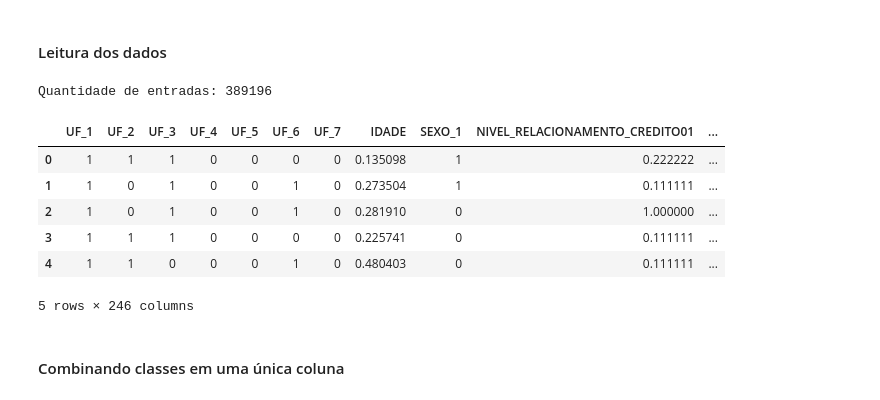
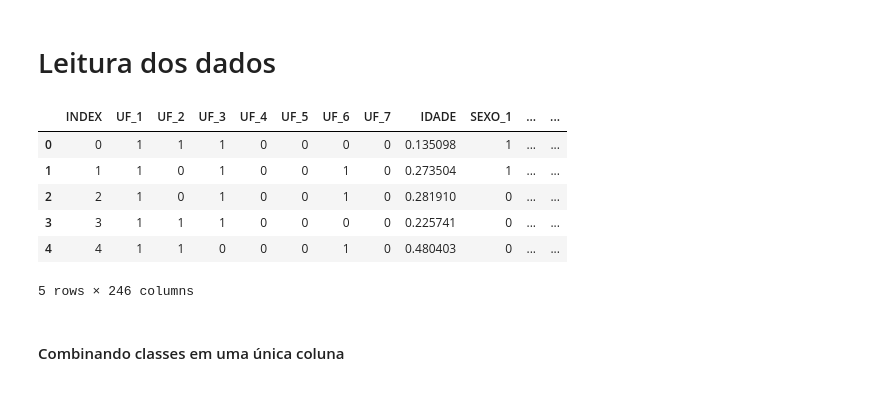
Before and after one commit to KilnerJhow/redes-neurais, a Jupyter notebook: projeto_redes_neurais.ipynb, the cells around one changed output. Cells and saved outputs as stored; diff of their text form; code cells hidden in the pictures.

```diff
--- a/projeto_redes_neurais.ipynb
+++ b/projeto_redes_neurais.ipynb
@@ -30,23 +30,19 @@ import imblearn
 import xgboost as xgb
 import scikitplot as skplt
 # %% [markdown]
-#### Leitura dos dados
+# Leitura dos dados
 # %%
 data_path = './TRNcod.xls'
 # %%
-df_excel = pd.read_csv(data_path, sep='\t', encoding='utf-8')
+df = pd.read_csv(data_path, sep='\t', encoding='utf-8')
-# %%
-print('Quantidade de entradas:', len(df_excel.index))
-# %% [output]
-Quantidade de entradas: 389196
 # %%
-df_excel.head()
+df.head()
 # %% [output]
-|  | UF_1 | UF_2 | UF_3 | UF_4 | UF_5 | UF_6 | UF_7 | IDADE | SEXO_1 | NIVEL_RELACIONAMENTO_CREDITO01 | ... |
-| 0 | 1 | 1 | 1 | 0 | 0 | 0 | 0 | 0.135098 | 1 | 0.222222 | ... |
-| 1 | 1 | 0 | 1 | 0 | 0 | 1 | 0 | 0.273504 | 1 | 0.111111 | ... |
-| 2 | 1 | 0 | 1 | 0 | 0 | 1 | 0 | 0.281910 | 0 | 1.000000 | ... |
-| 3 | 1 | 1 | 1 | 0 | 0 | 0 | 0 | 0.225741 | 0 | 0.111111 | ... |
-| 4 | 1 | 1 | 0 | 0 | 0 | 1 | 0 | 0.480403 | 0 | 0.111111 | ... |
+|  | INDEX | UF_1 | UF_2 | UF_3 | UF_4 | UF_5 | UF_6 | UF_7 | IDADE | SEXO_1 | ... | ... |
+| 0 | 0 | 1 | 1 | 1 | 0 | 0 | 0 | 0 | 0.135098 | 1 | ... | ... |
+| 1 | 1 | 1 | 0 | 1 | 0 | 0 | 1 | 0 | 0.273504 | 1 | ... | ... |
+| 2 | 2 | 1 | 0 | 1 | 0 | 0 | 1 | 0 | 0.281910 | 0 | ... | ... |
+| 3 | 3 | 1 | 1 | 1 | 0 | 0 | 0 | 0 | 0.225741 | 0 | ... | ... |
+| 4 | 4 | 1 | 1 | 0 | 0 | 0 | 1 | 0 | 0.480403 | 0 | ... | ... |
 5 rows × 246 columns
 # %%
```
Also changed, not shown: parts of 61 cells of this notebook.
